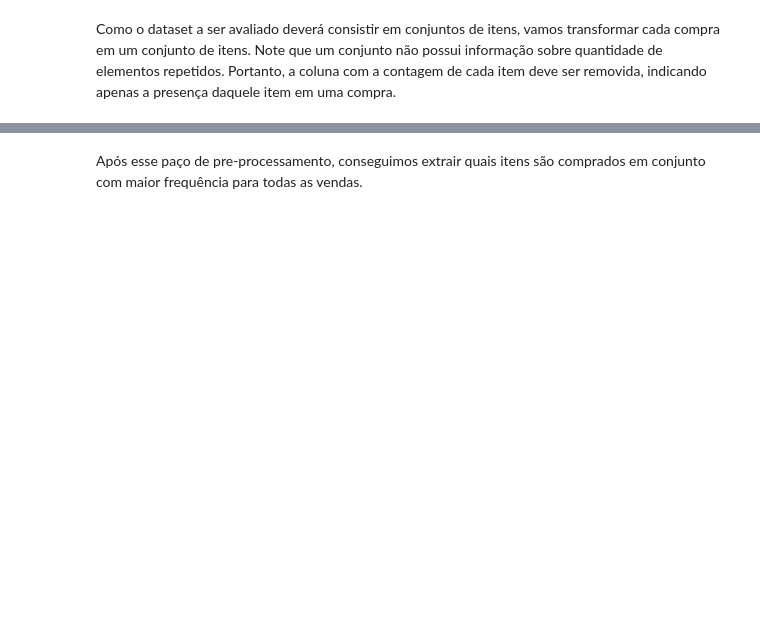
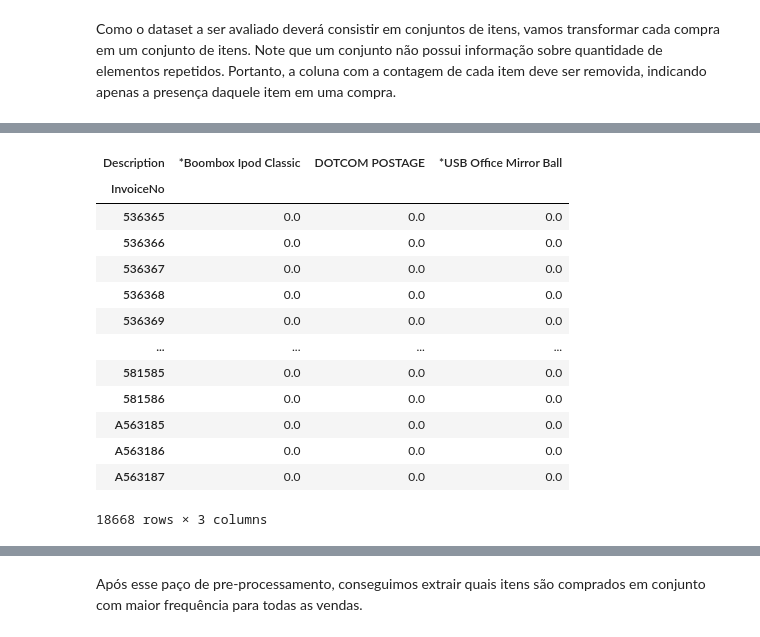
Before and after one commit to cynthiamaia/Monitoria-DeepLearning-CIN-AI, a Jupyter notebook: Codes/10 - regras_de_associacao.ipynb, the cells around one changed output, grey strips where cells are left out. Cells and saved outputs as stored; diff of their text form; code cells hidden in the pictures; blank space fills up the shorter version.

```diff
--- a/Codes/10 - regras_de_associacao.ipynb
+++ b/Codes/10 - regras_de_associacao.ipynb
@@ -65,3 +130,18 @@ sales_set.head()
 # %%
-sales_set[["POSTAGE", "DOTCOM POSTAGE"]]
+sales_set[["*Boombox Ipod Classic", "DOTCOM POSTAGE", "*USB Office Mirror Ball"]]
+# %% [output]
+| Description | *Boombox Ipod Classic | DOTCOM POSTAGE | *USB Office Mirror Ball |
+| InvoiceNo |  |  |  |
+| 536365 | 0.0 | 0.0 | 0.0 |
+| 536366 | 0.0 | 0.0 | 0.0 |
+| 536367 | 0.0 | 0.0 | 0.0 |
+| 536368 | 0.0 | 0.0 | 0.0 |
+| 536369 | 0.0 | 0.0 | 0.0 |
+| ... | ... | ... | ... |
+| 581585 | 0.0 | 0.0 | 0.0 |
+| 581586 | 0.0 | 0.0 | 0.0 |
+| A563185 | 0.0 | 0.0 | 0.0 |
+| A563186 | 0.0 | 0.0 | 0.0 |
+| A563187 | 0.0 | 0.0 | 0.0 |
+18668 rows × 3 columns
 # %%
```
Also changed, not shown: parts of 21 cells of this notebook, 1 other file.
